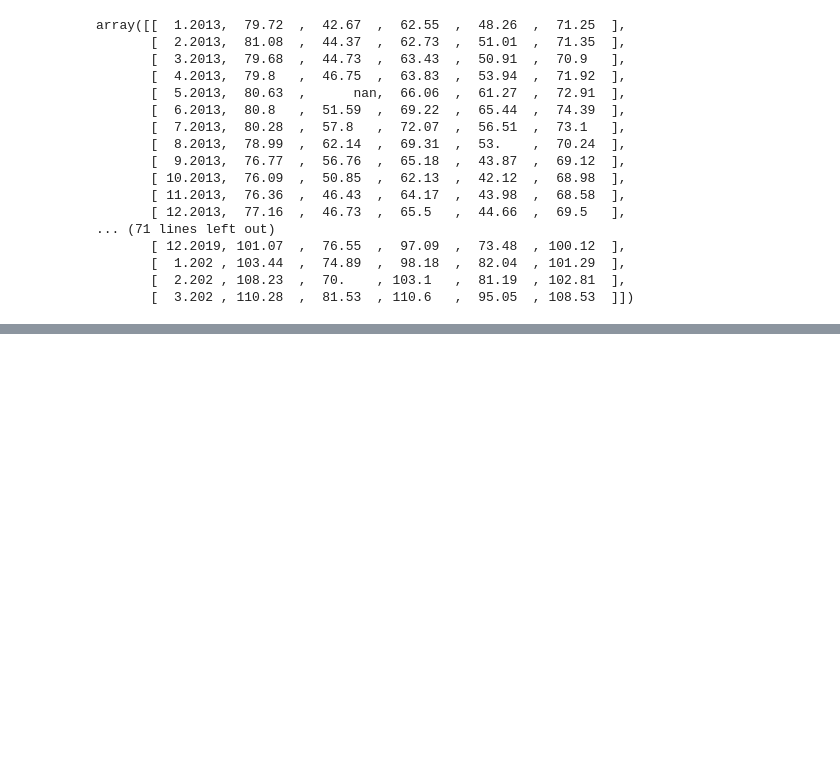
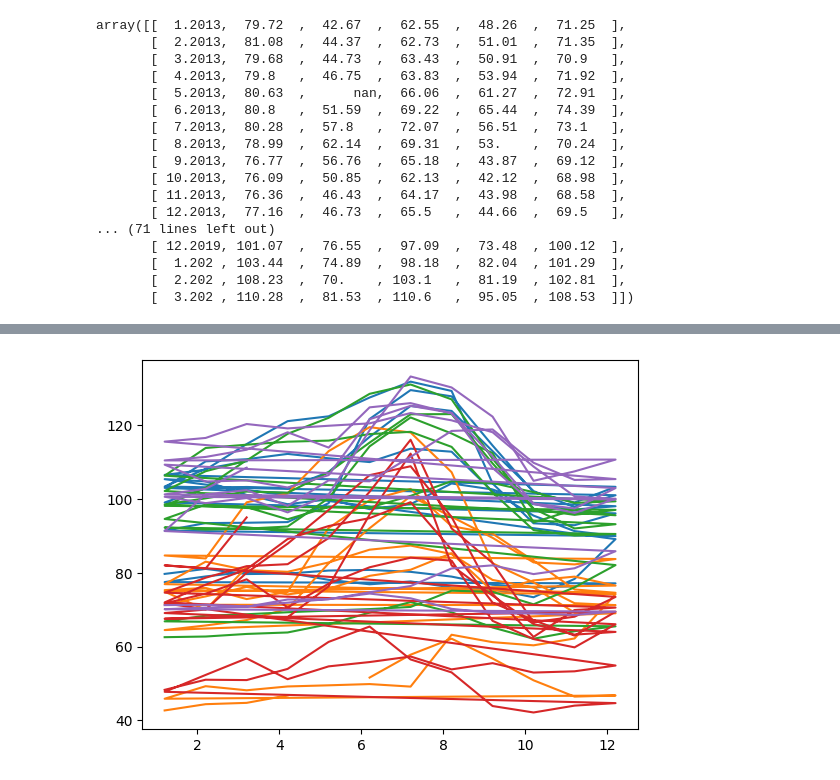
Before and after one commit to Gaby46Pe/numpy-analisis-numerico-eficiente-con-python, a Jupyter notebook: Numpy.ipynb, the cells around one changed output, grey strips where cells are left out. Drawn from its saved outputs; the diff is of its cells as text; code cells hidden in the pictures; blank space fills up the shorter version.

```diff
--- a/Numpy.ipynb
+++ b/Numpy.ipynb
@@ -97,3 +97,6 @@ array([[  1.2013,  79.72  ,  42.67  ,  62.55  ,  48.26  ,  71.25  ],
        [  3.202 , 110.28  ,  81.53  , 110.6   ,  95.05  , 108.53  ]])
 # %%
  datos_transpuestos = datos.T
+# %%
+fechas = datos_transpuestos[:,0]
+fechas
@@ -99,0 +117,3 @@ array([[  1.2013,  79.72  ,  42.67  ,  62.55  ,  48.26  ,  71.25  ],
+# %%
+precios = datos_transpuestos[:,1:]
+precios
@@ -99,0 +138,7 @@ array([[  1.2013,  79.72  ,  42.67  ,  62.55  ,  48.26  ,  71.25  ],
+# %%
+import matplotlib.pyplot as plt
+
+plt.plot(fechas,precios)
+plt.show()
+# %% [output]
+[figure, added]
```
Also changed, not shown: parts of 20 cells of this notebook.
